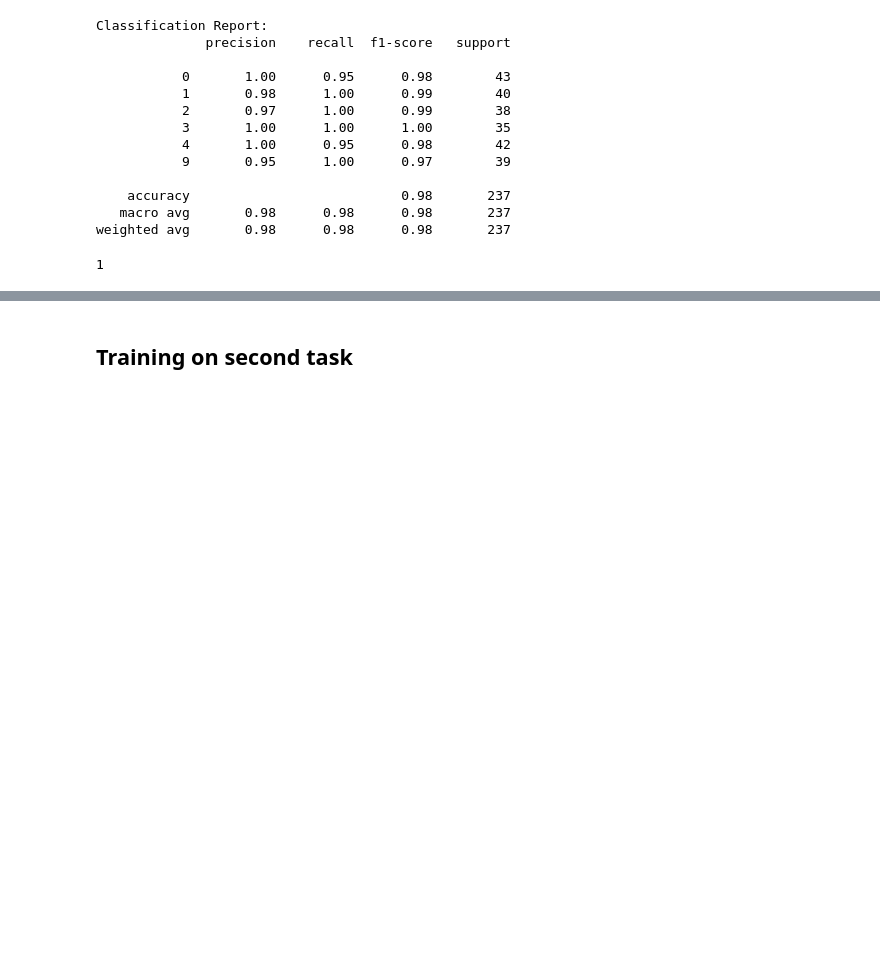
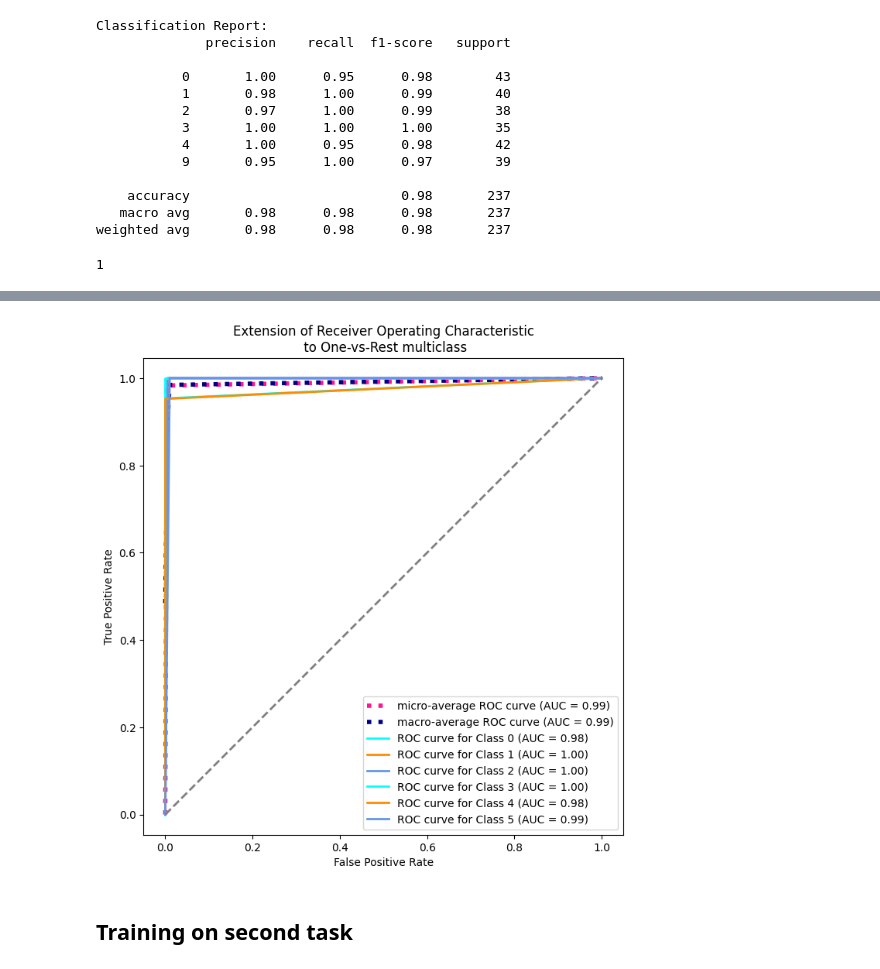
Before and after one commit to miguel-ceadar/drift-moe, a Jupyter notebook: chapter_7/Learning_while_handling_catastrophic_forgetting/01_catastrophic_forgetting_multiclassification_MNIST.ipynb, the cells around one changed output, grey strips where cells are left out. Saved outputs shown, nothing was run; the diff lists cells and outputs as text; code cells hidden in the pictures; blank space fills up the shorter version.

```diff
--- a/chapter_7/Learning_while_handling_catastrophic_forgetting/01_catastrophic_forgetting_multiclassification_MNIST.ipynb
+++ b/chapter_7/Learning_while_handling_catastrophic_forgetting/01_catastrophic_forgetting_multiclassification_MNIST.ipynb
@@ -556,3 +558,82 @@ visualize_predictions(model, val_loader_task1, device, dataset_type=DATASET)
+# %%
+from sklearn.preprocessing import LabelBinarizer
+from sklearn.metrics import roc_curve, auc
+import matplotlib.pyplot as plt
+from itertools import cycle
+import numpy as np
+
+def plot_multiclass_roc_curve(all_labels, all_predictions):
+    # Step 1: Label Binarization
+    label_binarizer = LabelBinarizer()
+    y_onehot = label_binarizer.fit_transform(all_labels)
+    all_predictions_hot = label_binarizer.transform(all_predictions)
+
+    # Step 2: Calculate ROC curves
+    fpr = dict()
+    tpr = dict()
+    roc_auc = dict()
+    unique_classes = range(y_onehot.shape[1])
+    for i in unique_classes:
+        fpr[i], tpr[i], _ = roc_curve(y_onehot[:, i], all_predictions_hot[:, i])
+        roc_auc[i] = auc(fpr[i], tpr[i])
+
+    # Step 3: Plot ROC curves
+    fig, ax = plt.subplots(figsize=(8, 8))
+
+    # Micro-average ROC curve
+    fpr_micro, tpr_micro, _ = roc_curve(y_onehot.ravel(), all_predictions_hot.ravel())
+    roc_auc_micro = auc(fpr_micro, tpr_micro)
+    plt.plot(
+        fpr_micro,
+        tpr_micro,
+        label=f"micro-average ROC curve (AUC = {roc_auc_micro:.2f})",
+        color="deeppink",
+        linestyle=":",
+        linewidth=4,
+    )
+
+    # Macro-average ROC curve
+    all_fpr = np.unique(np.concatenate([fpr[i] for i in unique_classes]))
+    mean_tpr = np.zeros_like(all_fpr)
+    for i in unique_classes:
+        mean_tpr += np.interp(all_fpr, fpr[i], tpr[i])
+    mean_tpr /= len(unique_classes)
+    fpr_macro = all_fpr
+    tpr_macro = mean_tpr
+    roc_auc_macro = auc(fpr_macro, tpr_macro)
+    plt.plot(
+        fpr_macro,
+        tpr_macro,
+        label=f"macro-average ROC curve (AUC = {roc_auc_macro:.2f})",
+        color="navy",
+        linestyle=":",
+        linewidth=4,
+    )
+
+    # Individual class ROC curves
+    colors = cycle(["aqua", "darkorange", "cornflowerblue"])
+    for class_id, color in zip(unique_classes, colors):
+        plt.plot(
+            fpr[class_id],
+            tpr[class_id],
+            color=color,
+            label=f"ROC curve for Class {class_id} (AUC = {roc_auc[class_id]:.2f})",
+            linewidth=2,
+        )
+
+    plt.plot([0, 1], [0, 1], color='gray', linestyle='--', linewidth=2)  # Add diagonal line for reference
+    plt.axis("equal")
+    plt.xlabel("False Positive Rate")
+    plt.ylabel("True Positive Rate")
+    plt.title("Extension of Receiver Operating Characteristic\n to One-vs-Rest multiclass")
+    plt.legend()
+    plt.show()
+
+# Example usage:
+
+plot_multiclass_roc_curve(all_labels, all_predictions)
+# %% [output]
+[figure, added]
 # %% [markdown]
 ## Training on second task
 # %%
```
Also changed, not shown: parts of 17 cells of this notebook, 5 other files.
